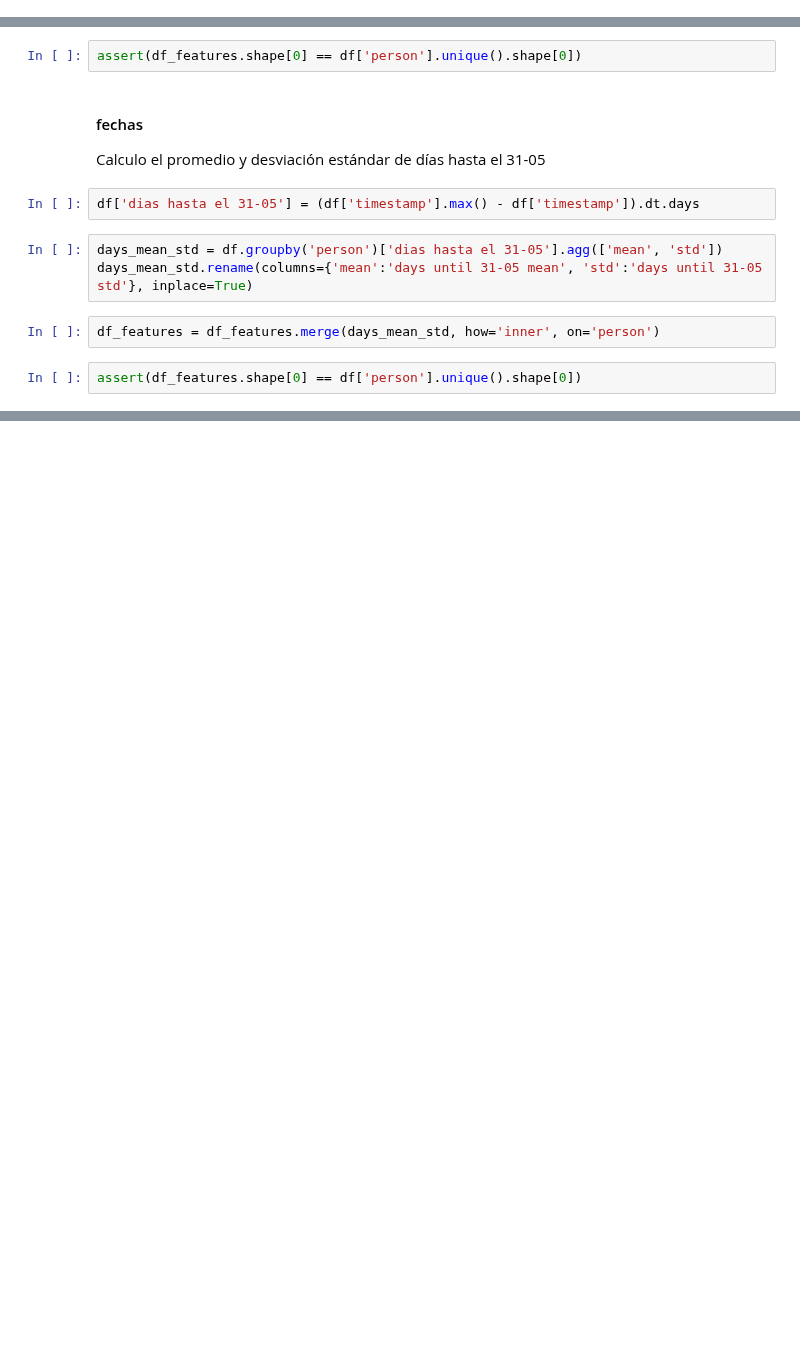
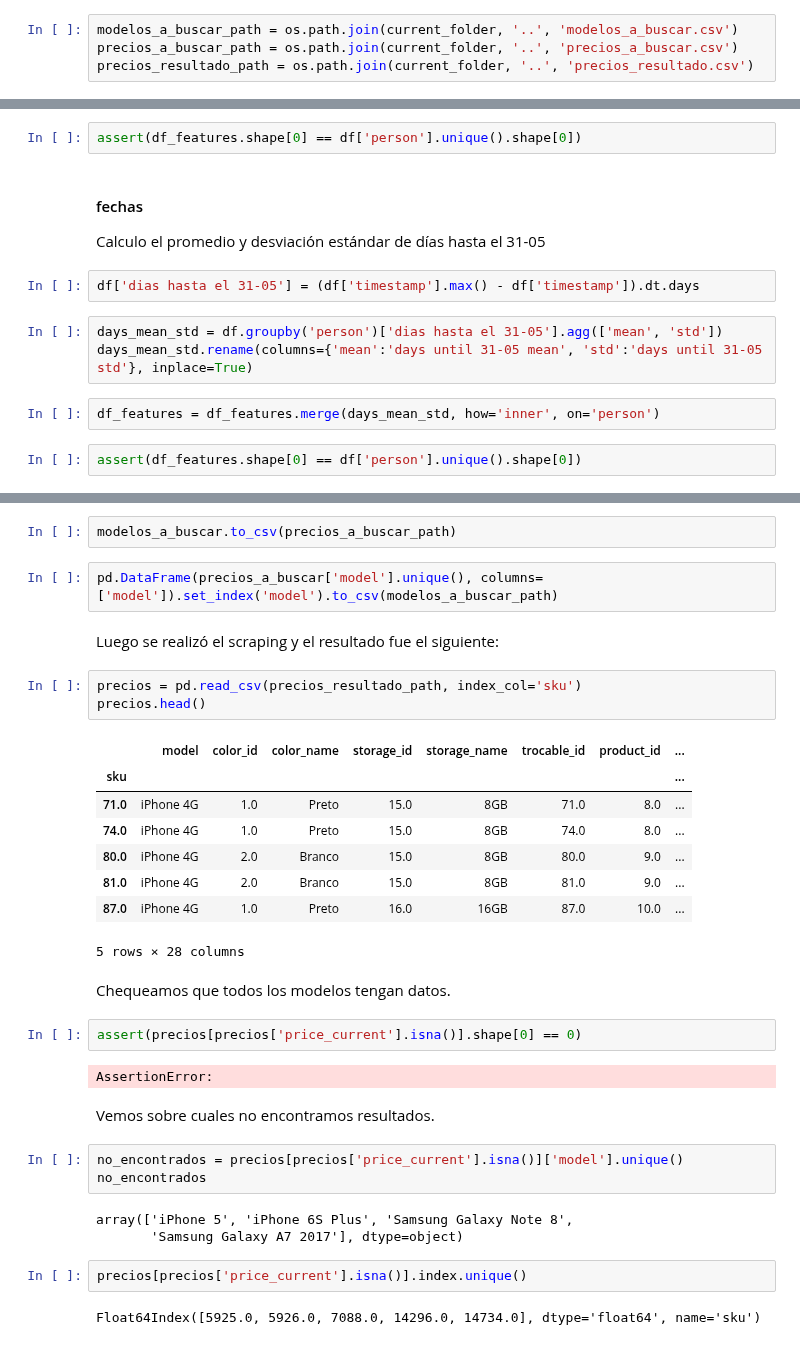
Before and after one commit to seblaz/7506-datos-tp2, a Jupyter notebook: Features/Features Seba.ipynb, the cells around one changed output, grey strips where cells are left out. Drawn from its saved outputs; the diff is of its cells as text; blank space fills up the shorter version.

Commit message:
Extraigo los precios de la página de trocafone

```diff
--- a/Features/Features Seba.ipynb
+++ b/Features/Features Seba.ipynb
@@ -15,6 +17,10 @@ else:
     current_folder = os.getcwd()
 
 limpieza_path = os.path.join(current_folder, '..', 'Limpieza.ipynb')
+# %%
+modelos_a_buscar_path = os.path.join(current_folder, '..', 'modelos_a_buscar.csv')
+precios_a_buscar_path = os.path.join(current_folder, '..', 'precios_a_buscar.csv')
+precios_resultado_path = os.path.join(current_folder, '..', 'precios_resultado.csv')
 # %%
 %run $limpieza_path
 df = get_clean_df()
@@ -119,0 +149,36 @@ assert(df_features.shape[0] == df['person'].unique().shape[0])
+# %%
+modelos_a_buscar.to_csv(precios_a_buscar_path)
+# %%
+pd.DataFrame(precios_a_buscar['model'].unique(), columns=['model']).set_index('model').to_csv(modelos_a_buscar_path)
+# %% [markdown]
+Luego se realizó el scraping y el resultado fue el siguiente:
+# %%
+precios = pd.read_csv(precios_resultado_path, index_col='sku')
+precios.head()
+# %% [output]
+|  | model | color_id | color_name | storage_id | storage_name | trocable_id | product_id | ... |
+| sku |  |  |  |  |  |  |  | ... |
+| 71.0 | iPhone 4G | 1.0 | Preto | 15.0 | 8GB | 71.0 | 8.0 | ... |
+| 74.0 | iPhone 4G | 1.0 | Preto | 15.0 | 8GB | 74.0 | 8.0 | ... |
+| 80.0 | iPhone 4G | 2.0 | Branco | 15.0 | 8GB | 80.0 | 9.0 | ... |
+| 81.0 | iPhone 4G | 2.0 | Branco | 15.0 | 8GB | 81.0 | 9.0 | ... |
+| 87.0 | iPhone 4G | 1.0 | Preto | 16.0 | 16GB | 87.0 | 10.0 | ... |
+5 rows × 28 columns
+# %% [markdown]
+Chequeamos que todos los modelos tengan datos.
+# %%
+assert(precios[precios['price_current'].isna()].shape[0] == 0)
+# %% [output]
+AssertionError:
+# %% [markdown]
+Vemos sobre cuales no encontramos resultados.
+# %%
+no_encontrados = precios[precios['price_current'].isna()]['model'].unique()
+no_encontrados
+# %% [output]
+array(['iPhone 5', 'iPhone 6S Plus', 'Samsung Galaxy Note 8',
+       'Samsung Galaxy A7 2017'], dtype=object)
+# %%
+precios[precios['price_current'].isna()].index.unique()
+# %% [output]
+Float64Index([5925.0, 5926.0, 7088.0, 14296.0, 14734.0], dtype='float64', name='sku')
```
Also changed, not shown: parts of 43 cells of this notebook, 5 other files.
